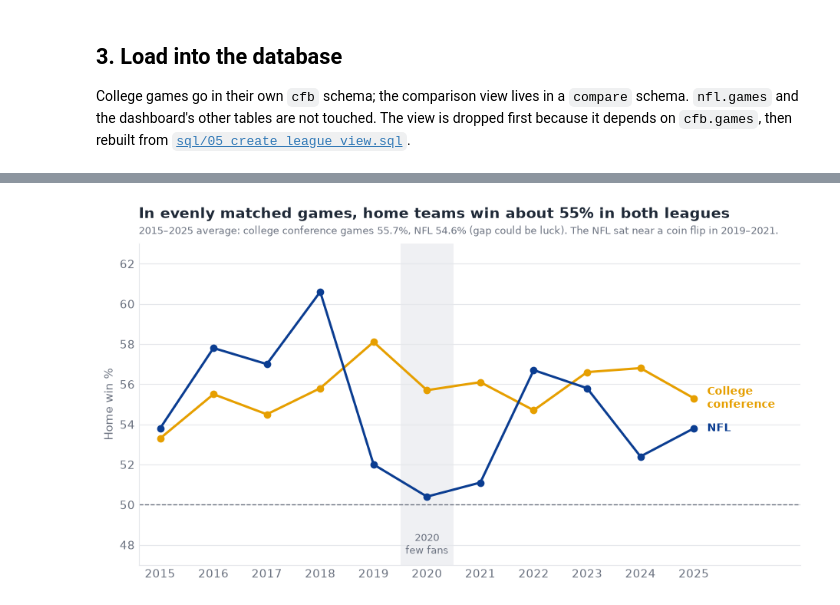
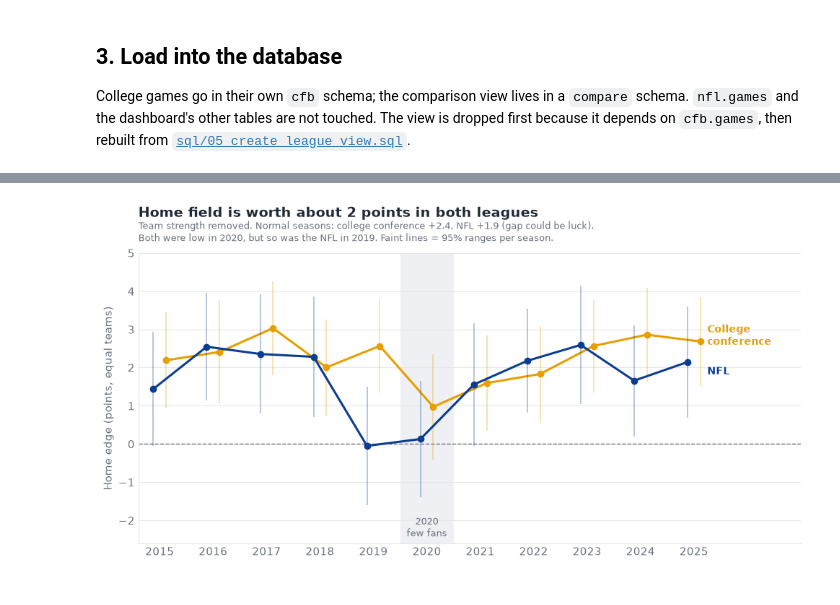
Before and after one commit to wdouble2/nfl-home-field-advantage, a Jupyter notebook: league_compare.ipynb, the cells around one changed output, grey strips where cells are left out. Cells and saved outputs as stored; diff of their text form; code cells hidden in the pictures.

```diff
--- a/league_compare.ipynb
+++ b/league_compare.ipynb
@@ -161,23 +287,3 @@ def tidy(ax):
     for s in ["top", "right"]:
         ax.spines[s].set_visible(False)
     ax.tick_params(length=0)
-# %%
-# Chart 8: normal seasons vs. 2020, by league (bars start at 0 so gaps aren't exaggerated)
-order = ["NFL", "College (conference)", "College (all FBS)"]
-f = fans.set_index("league").loc[order]
-x = range(len(order)); w = 0.36
-fig, ax = plt.subplots(figsize=(9, 5.4))
-ax.grid(axis="y", color=GRID, lw=0.8); ax.set_axisbelow(True)
-b1 = ax.bar([i - w / 2 for i in x], f.normal_home_win_pct, w, color=BLUE, label="Normal seasons")
-b2 = ax.bar([i + w / 2 for i in x], f.home_win_pct_2020, w, color=ORANGE, label="2020 (few or no fans)")
-for b in (b1, b2):
-    ax.bar_label(b, fmt="%.1f%%", padding=4, color=INK, fontsize=11, fontweight="bold")
-ax.axhline(50, ls="--", color=MUTED, lw=1)
-ax.set_xticks(list(x), ["NFL", "College\nconference games", "College\nall FBS games"])
-ax.set_ylim(0, 68); ax.set_ylabel("Home win %")
-ax.legend(frameon=False, loc="upper left", bbox_to_anchor=(0, 1.0), ncol=2)
-ax.set_title("2020 erased the NFL's home edge; college conference games didn't budge",
-             loc="left", fontsize=13.5, fontweight="bold", pad=24)
-ax.text(0, 1.03, "Home win %, regular season 2015–2025. Dashed line = 50% (no advantage). "
-        "Neither 2020 change is significant on its own.", transform=ax.transAxes, color=MUTED, fontsize=9.5)
-tidy(ax); plt.tight_layout(); plt.savefig("charts/08_league_fan_effect.png", dpi=200); plt.show()
@@ -186,22 +316,23 @@ tidy(ax); plt.tight_layout(); plt.savefig("charts/08_league_fan_effect.png", dpi
 # %%
-# Chart 9: home win % by season, NFL vs. college conference games, 2020 shaded
-s = by_season.pivot(index="season", columns="league", values="home_win_pct")
+# Chart 9: strength-adjusted home edge by season, NFL vs. college conference games, 2020 shaded
+s = season_edges.pivot(index="season", columns="group", values="home_edge")
 fig, ax = plt.subplots(figsize=(10, 5.2))
 ax.grid(axis="y", color=GRID, lw=0.8); ax.set_axisbelow(True)
 ax.axvspan(2019.5, 2020.5, color=GRID, alpha=0.6, lw=0)
-ax.text(2020, 47.4, "2020\nfew fans", ha="center", va="bottom", color=MUTED, fontsize=9)
-ax.axhline(50, ls="--", color=MUTED, lw=1)
-ax.plot(s.index, s["College (conference)"], color=ORANGE, lw=2.2, marker="o", ms=6)
-ax.plot(s.index, s["NFL"], color=BLUE, lw=2.2, marker="o", ms=6)
-ax.text(2025.25, s.loc[2025, "College (conference)"], "College\nconference", color=ORANGE, va="center", fontsize=10, fontweight="bold")
-ax.text(2025.25, s.loc[2025, "NFL"], "NFL", color=BLUE, va="center", fontsize=10, fontweight="bold")
-ax.set_xlim(2014.6, 2027.0); ax.set_ylim(47, 63)
-ax.set_xticks(range(2015, 2026)); ax.set_ylabel("Home win %")
-ax.set_title("In evenly matched games, home teams win about 55% in both leagues",
-             loc="left", fontsize=14, fontweight="bold", pad=24)
-ax.text(0, 1.03, f"2015–2025 average: college conference games {compare.set_index('league').loc['College (conference)', 'home_win_pct']}%, "
-        f"NFL {compare.set_index('league').loc['NFL', 'home_win_pct']}% (gap could be luck). The NFL sat near a coin flip in 2019–2021.",
-        transform=ax.transAxes, color=MUTED, fontsize=9.5)
+ax.text(2020, -2.5, "2020\nfew fans", ha="center", va="bottom", color=MUTED, fontsize=9)
+ax.axhline(0, ls="--", color=MUTED, lw=1)
+se = season_edges.pivot(index="season", columns="group", values="se")
+for name, color, nudge in [("College (conference)", ORANGE, 0.12), ("NFL", BLUE, -0.12)]:
+    ax.errorbar(s.index + nudge, s[name], yerr=1.96 * se[name], fmt="none", ecolor=color, alpha=0.35, lw=1.2)
+    ax.plot(s.index + nudge, s[name], color=color, lw=2.2, marker="o", ms=6)
+ax.text(2025.25, s.loc[2025, "College (conference)"] + 0.15, "College\nconference", color=ORANGE, va="center", fontsize=10, fontweight="bold")
+ax.text(2025.25, s.loc[2025, "NFL"] - 0.25, "NFL", color=BLUE, va="center", fontsize=10, fontweight="bold")
+ax.set_xlim(2014.6, 2027.0); ax.set_ylim(-2.6, 5)
+ax.set_xticks(range(2015, 2026)); ax.set_ylabel("Home edge (points, equal teams)")
+n_avg = A.loc[("NFL", "normal"), "home_edge_pts"]; c_avg = A.loc[("College (conference)", "normal"), "home_edge_pts"]
+ax.set_title("Home field is worth about 2 points in both leagues", loc="left", fontsize=14, fontweight="bold", pad=36)
+ax.text(0, 1.03, f"Team strength removed. Normal seasons: college conference +{c_avg:.1f}, NFL +{n_avg:.1f} "
+        f"(gap could be luck).\nBoth were low in 2020, but so was the NFL in 2019. Faint lines = 95% ranges per season.", transform=ax.transAxes, color=MUTED, fontsize=9.5, va="bottom")
 tidy(ax); plt.tight_layout(); plt.savefig("charts/09_league_by_season.png", dpi=200); plt.show()
 # %% [output]
-[figure, old version]
+[figure, new version]
```
Also changed, not shown: parts of 26 cells of this notebook, 5 other files.
